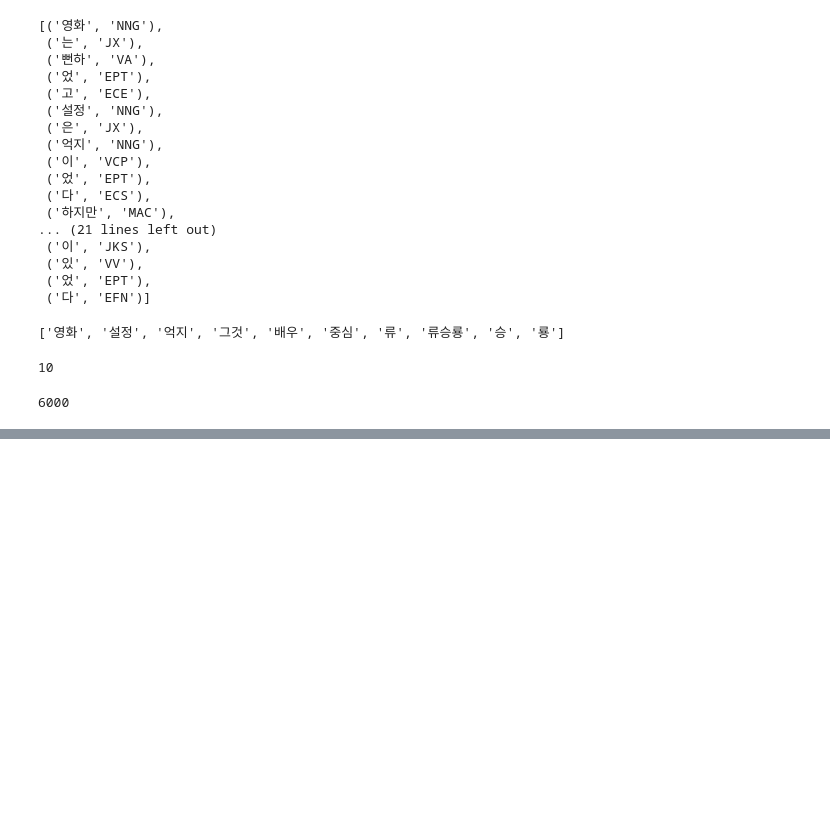
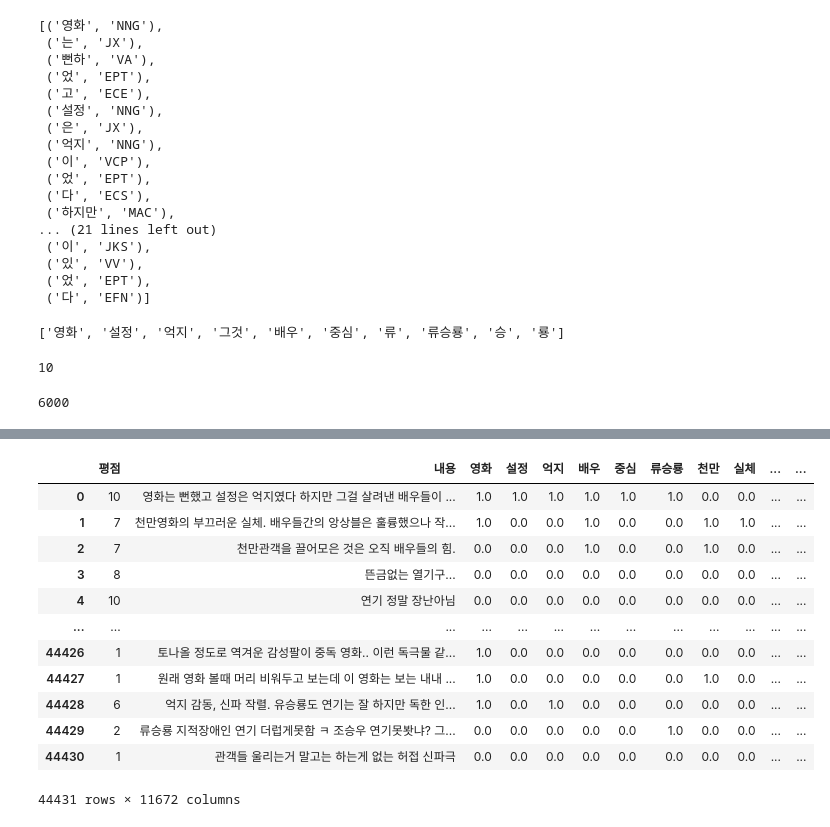
Before and after one commit to HyeogDo/korean_movie, a Jupyter notebook: miracle_in_cell_no_7_nlp.ipynb, the cells around one changed output, grey strips where cells are left out. Saved outputs shown, nothing was run; the diff lists cells and outputs as text; code cells hidden in the pictures; blank space fills up the shorter version.

```diff
--- a/miracle_in_cell_no_7_nlp.ipynb
+++ b/miracle_in_cell_no_7_nlp.ipynb
@@ -145,0 +114,16 @@ reviews
+# %%
+pd.read_csv("./data/reviews_Okt.csv")
+# %% [output]
+|  | 평점 | 내용 | 영화 | 설정 | 억지 | 배우 | 중심 | 류승룡 | 천만 | 실체 | ... | ... |
+| 0 | 10 | 영화는 뻔했고 설정은 억지였다 하지만 그걸 살려낸 배우들이 ... | 1.0 | 1.0 | 1.0 | 1.0 | 1.0 | 1.0 | 0.0 | 0.0 | ... | ... |
+| 1 | 7 | 천만영화의 부끄러운 실체. 배우들간의 앙상블은 훌륭했으나 작... | 1.0 | 0.0 | 0.0 | 1.0 | 0.0 | 0.0 | 1.0 | 1.0 | ... | ... |
+| 2 | 7 | 천만관객을 끌어모은 것은 오직 배우들의 힘. | 0.0 | 0.0 | 0.0 | 1.0 | 0.0 | 0.0 | 1.0 | 0.0 | ... | ... |
+| 3 | 8 | 뜬금없는 열기구... | 0.0 | 0.0 | 0.0 | 0.0 | 0.0 | 0.0 | 0.0 | 0.0 | ... | ... |
+| 4 | 10 | 연기 정말 장난아님 | 0.0 | 0.0 | 0.0 | 0.0 | 0.0 | 0.0 | 0.0 | 0.0 | ... | ... |
+| ... | ... | ... | ... | ... | ... | ... | ... | ... | ... | ... | ... | ... |
+| 44426 | 1 | 토나올 정도로 역겨운 감성팔이 중독 영화.. 이런 독극물 같... | 1.0 | 0.0 | 0.0 | 0.0 | 0.0 | 0.0 | 0.0 | 0.0 | ... | ... |
+| 44427 | 1 | 원래 영화 볼때 머리 비워두고 보는데 이 영화는 보는 내내 ... | 1.0 | 0.0 | 0.0 | 0.0 | 0.0 | 0.0 | 1.0 | 0.0 | ... | ... |
+| 44428 | 6 | 억지 감동, 신파 작렬. 유승룡도 연기는 잘 하지만 독한 인... | 1.0 | 0.0 | 1.0 | 0.0 | 0.0 | 0.0 | 0.0 | 0.0 | ... | ... |
+| 44429 | 2 | 류승룡 지적장애인 연기 더럽게못함 ㅋ 조승우 연기못봣냐? 그... | 0.0 | 0.0 | 0.0 | 0.0 | 0.0 | 1.0 | 0.0 | 0.0 | ... | ... |
+| 44430 | 1 | 관객들 울리는거 말고는 하는게 없는 허접 신파극 | 0.0 | 0.0 | 0.0 | 0.0 | 0.0 | 0.0 | 0.0 | 0.0 | ... | ... |
+44431 rows × 11672 columns
```
Also changed, not shown: parts of 12 cells of this notebook.
